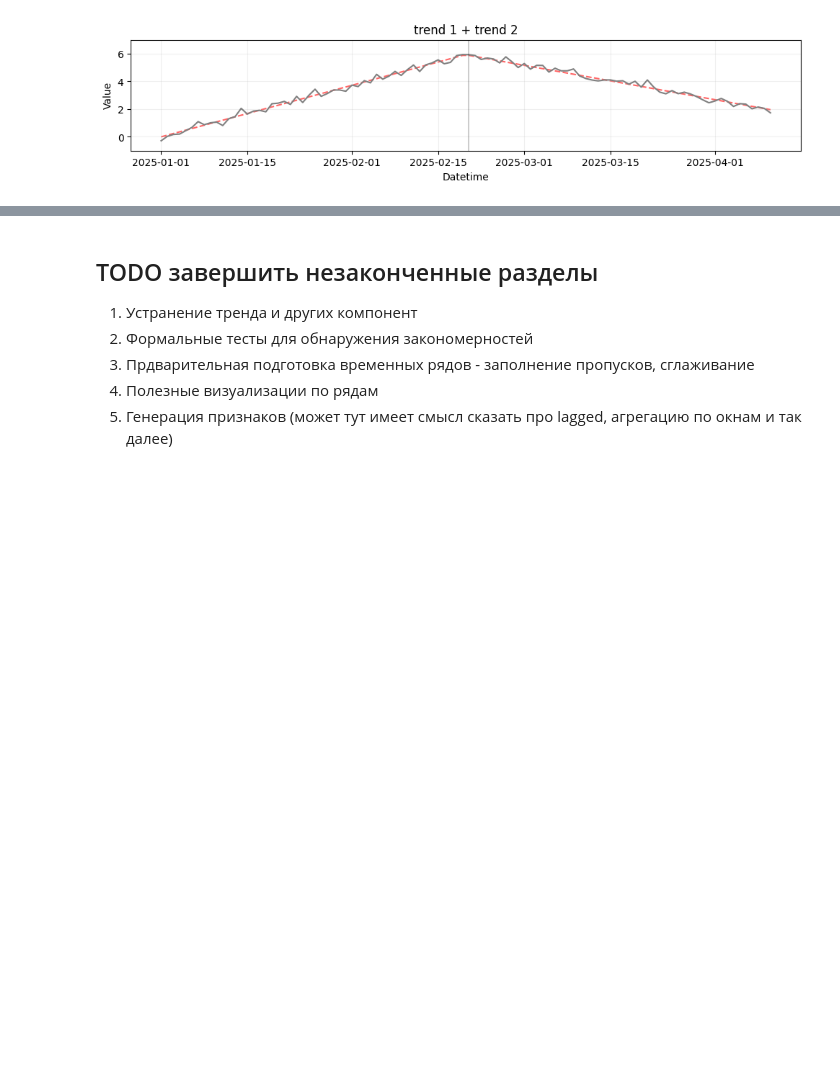
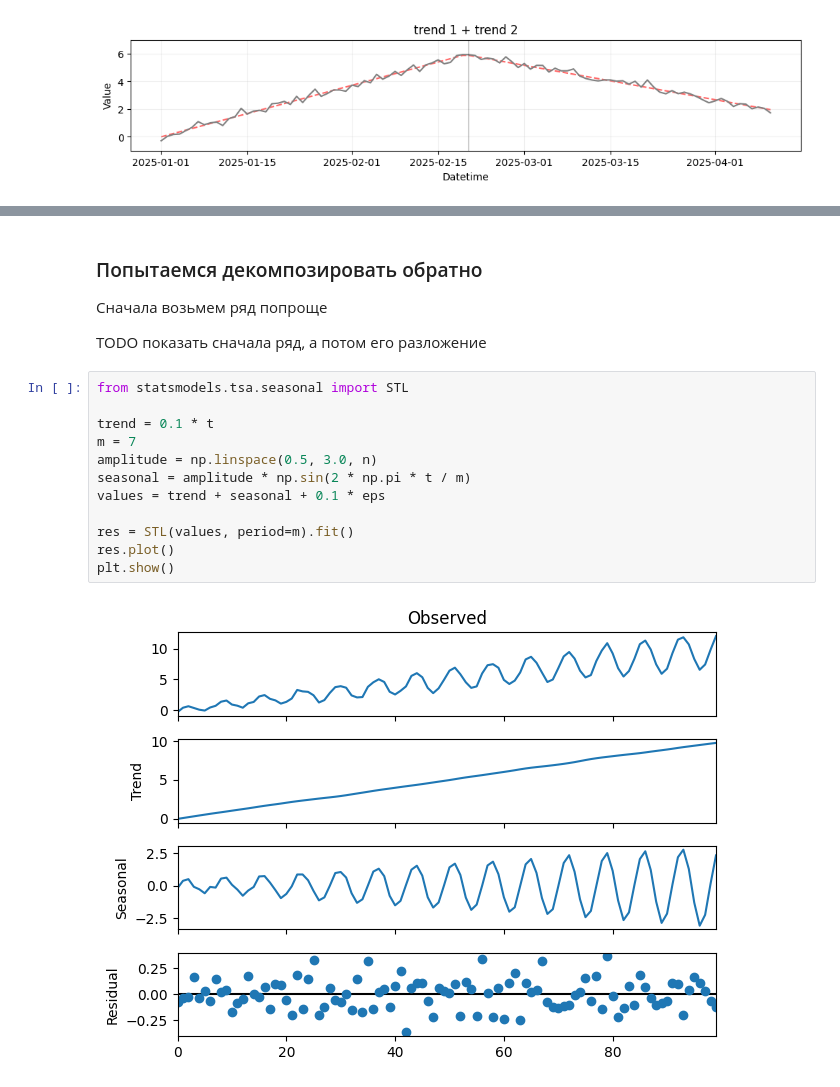
Before and after one commit to Dreamlone/ts-processing, a Jupyter notebook: notebooks/1_time_series_exploration.ipynb, the cells around one changed output, grey strips where cells are left out. Drawn from its saved outputs; the diff is of its cells as text; blank space fills up the shorter version.

```diff
--- a/notebooks/1_time_series_exploration.ipynb
+++ b/notebooks/1_time_series_exploration.ipynb
@@ -450,8 +470,20 @@ plt.show()
 # %% [markdown]
-## TODO завершить незаконченные разделы
+### Попытаемся декомпозировать обратно
 
-1. Устранение тренда и других компонент
-2. Формальные тесты для обнаружения закономерностей
-3. Прдварительная подготовка временных рядов - заполнение пропусков, сглаживание
-4. Полезные визуализации по рядам
-5. Генерация признаков (может тут имеет смысл сказать про lagged, агрегацию по окнам и так далее)
+Сначала возьмем ряд попроще
+
+TODO показать сначала ряд, а потом его разложение
+# %%
+from statsmodels.tsa.seasonal import STL
+
+trend = 0.1 * t
+m = 7
+amplitude = np.linspace(0.5, 3.0, n)
+seasonal = amplitude * np.sin(2 * np.pi * t / m)
+values = trend + seasonal + 0.1 * eps
+
+res = STL(values, period=m).fit()
+res.plot()
+plt.show()
+# %% [output]
+[figure, added]
```
Also changed, not shown: parts of 10 cells of this notebook, 6 other files.
